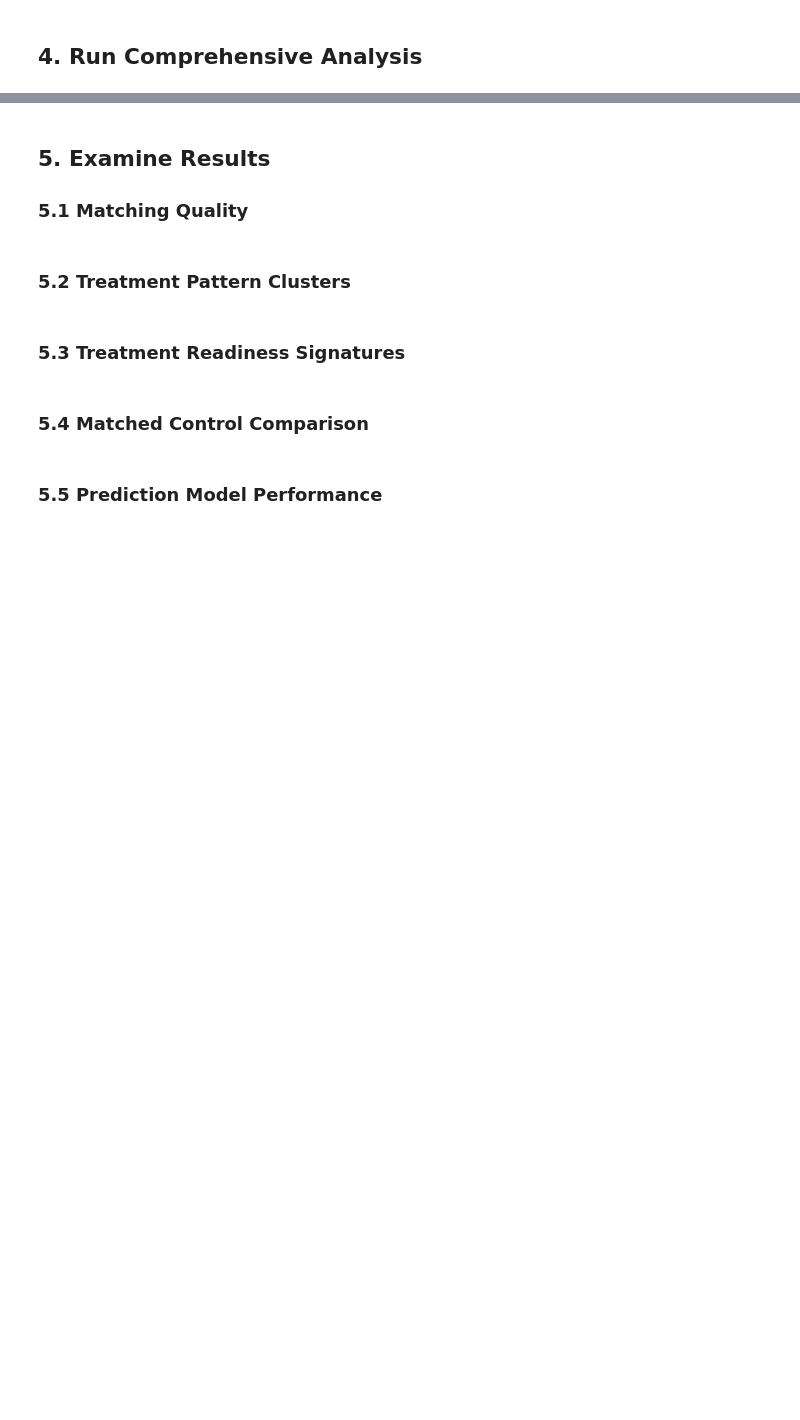
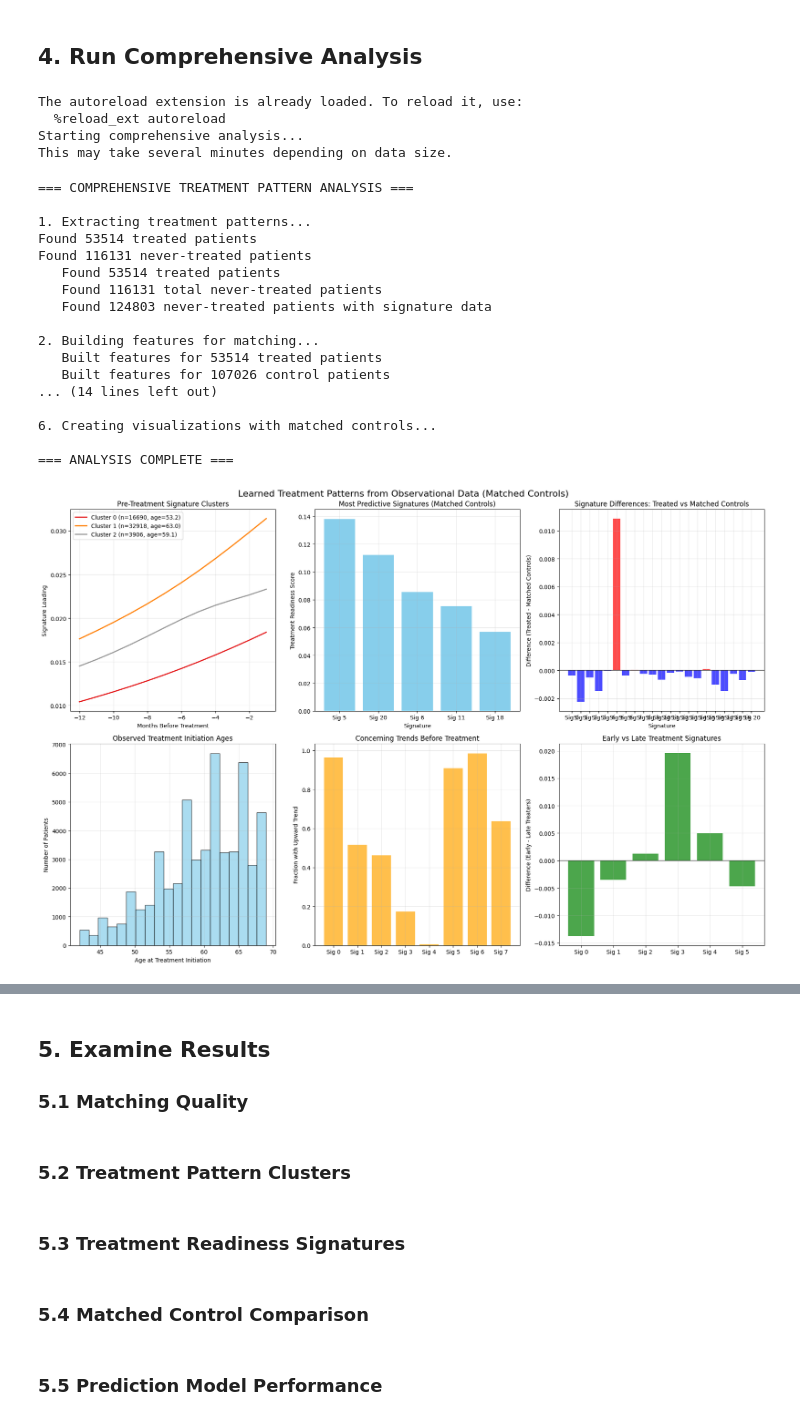
Before and after one commit to surbut/dtwin_noulli, a Jupyter notebook: comprehensive_analysis_notebook.ipynb, the cells around one changed output, grey strips where cells are left out. Drawn from its saved outputs; the diff is of its cells as text; code cells hidden in the pictures; blank space fills up the shorter version.

Commit message:
Updated wiht matchied controls

```diff
--- a/comprehensive_analysis_notebook.ipynb
+++ b/comprehensive_analysis_notebook.ipynb
@@ -43,0 +31,18 @@ print(f"Number of patients with covariates: {len(cov)}")
+# %%
+import numpy as np
+import pandas as pd
+import sys
+sys.path.append('scripts')
+thetas = np.load("/Users/sarahurbut/aladynoulli2/pyScripts/thetas.npy")
+processed_ids = np.load("/Users/sarahurbut/aladynoulli2/pyScripts/processed_patient_ids.npy").astype(int)
+cov = pd.read_csv('/Users/sarahurbut/aladynoulli2/pyScripts/matched_pce_df_400k.csv')
+
+
+cov.columns = cov.columns.str.strip()
+cov = cov.rename(columns={cov.columns[0]: 'eid'})
+cov['eid'] = cov['eid'].astype(int)
+
+
+
+  # Create covariate dict
+covariate_dicts = {'age': dict(zip(cov['eid'], 2025 - cov['birth_year']))}
@@ -59,3 +240,17 @@ if len(true_statins) > 0:
     statin_counts = true_statins['drug_name'].value_counts().head(10)
     print("\nTop 10 statin types:")
     print(statin_counts)
+
+
+true_statins.to_csv('true_statins.csv', index=False)
+cov.to_csv('cov.csv', index=False)
+
+# Then load with:
+true_statins = pd.read_csv('true_statins.csv')
+cov = pd.read_csv('cov.csv')
+
+
+prescription_patient_ids = set(gp_scripts['eid'].unique())
+
+  # Save this set for fast loading (optional)
+np.save('prescription_patient_ids.npy', np.array(list(prescription_patient_ids)))
@@ -86,7 +374,14 @@ print(f"\nCovariate dictionary keys: {list(covariate_dicts.keys())}")
 ## 4. Run Comprehensive Analysis
 # %%
 # Import the comprehensive analysis module
-from scripts.comprehensive_treatment_analysis import run_comprehensive_analysis
+import sys
+sys.path.append('scripts')
+%load_ext autoreload
+
+%autoreload 2
+
+  # Then import
+from comprehensive_treatment_analysis import *
 
 # Optional: specify which signatures to use (None = use all)
 sig_indices = None  # or list(range(10)) for first 10 signatures
@@ -97,14 +392,40 @@ outcomes = None  # Set to None if no outcome data available
 
 print("Starting comprehensive analysis...")
 print("This may take several minutes depending on data size.\n")
+# %% [output]
+The autoreload extension is already loaded. To reload it, use:
+  %reload_ext autoreload
+Starting comprehensive analysis...
+This may take several minutes depending on data size.
 # %%
 # Run the complete analysis
 results = run_comprehensive_analysis(
     signature_loadings=thetas,
     processed_ids=processed_ids,
     statin_prescriptions=true_statins,
     covariates=cov,
     covariate_dicts=covariate_dicts,
     sig_indices=sig_indices,
-    outcomes=outcomes
+    outcomes=outcomes,
+    gp_scripts=gp_scripts
+
 )
+# %% [output]
+=== COMPREHENSIVE TREATMENT PATTERN ANALYSIS ===
+
+1. Extracting treatment patterns...
+Found 53514 treated patients
+Found 116131 never-treated patients
+   Found 53514 treated patients
+   Found 116131 total never-treated patients
+   Found 124803 never-treated patients with signature data
+
+2. Building features for matching...
+   Built features for 53514 treated patients
+   Built features for 107026 control patients
+... (14 lines left out)
+
+6. Creating visualizations with matched controls...
+
+=== ANALYSIS COMPLETE ===
+[figure, added]
```
Also changed, not shown: parts of 11 cells of this notebook, 1 other file.
